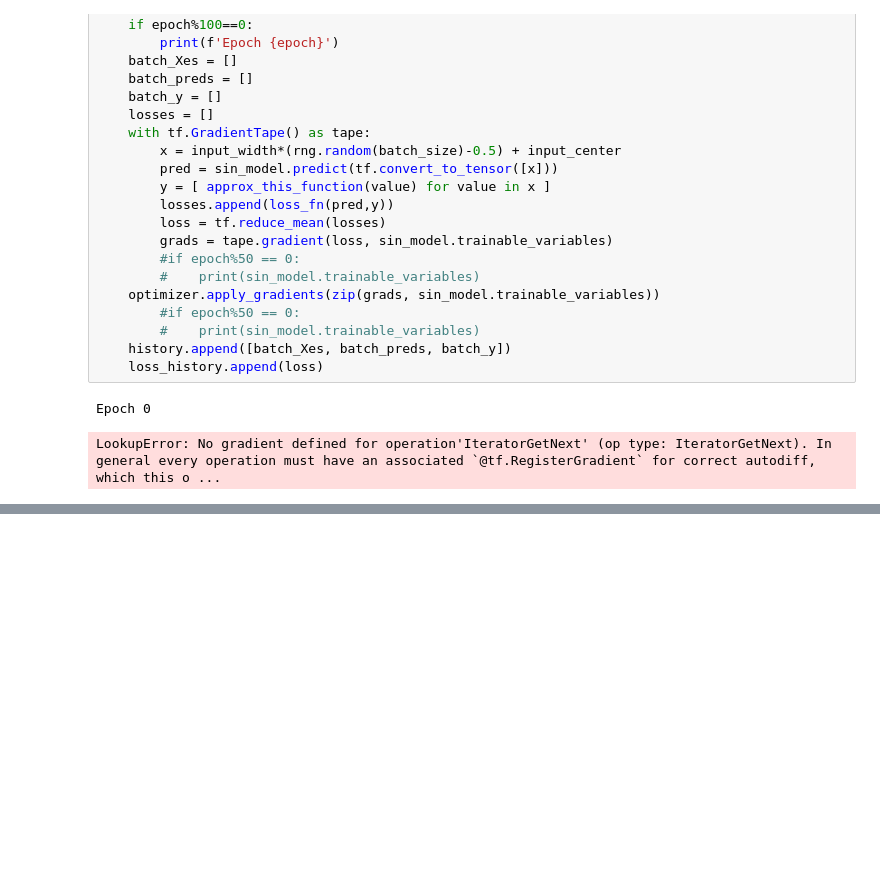
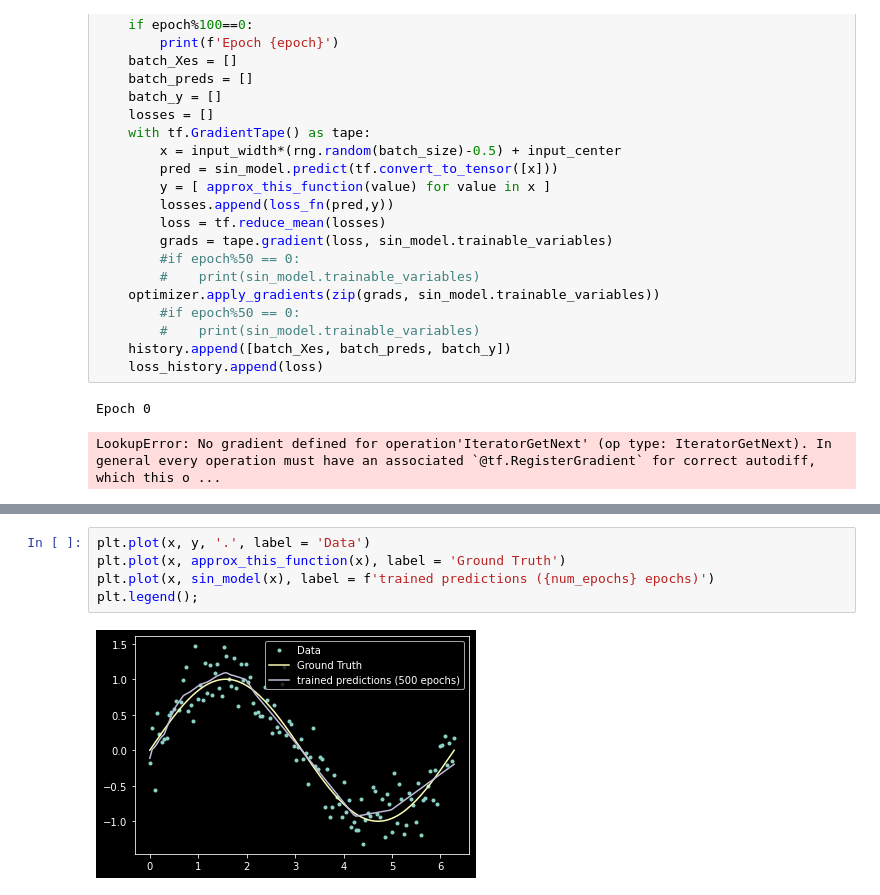
Before and after one commit to dtersegno/cannon, a Jupyter notebook: 1_basic_function_approx.ipynb, the cells around one changed output, grey strips where cells are left out. Saved outputs shown, nothing was run; the diff lists cells and outputs as text; blank space fills up the shorter version.

```diff
--- a/1_basic_function_approx.ipynb
+++ b/1_basic_function_approx.ipynb
@@ -189,0 +284,7 @@ LookupError: No gradient defined for operation'IteratorGetNext' (op type: Iterat
+# %%
+plt.plot(x, y, '.', label = 'Data')
+plt.plot(x, approx_this_function(x), label = 'Ground Truth')
+plt.plot(x, sin_model(x), label = f'trained predictions ({num_epochs} epochs)')
+plt.legend();
+# %% [output]
+[figure, added]
```
Also changed, not shown: parts of 15 cells of this notebook.
